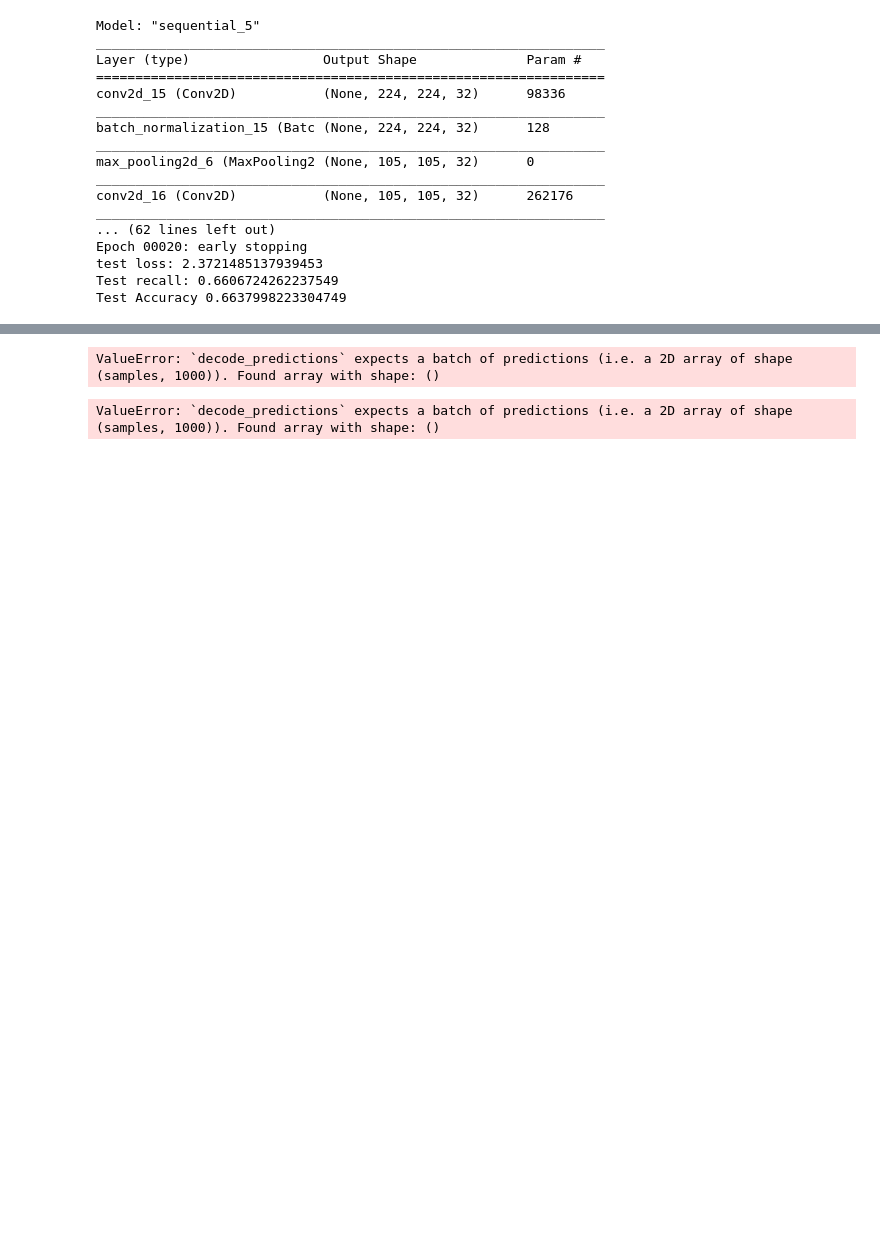
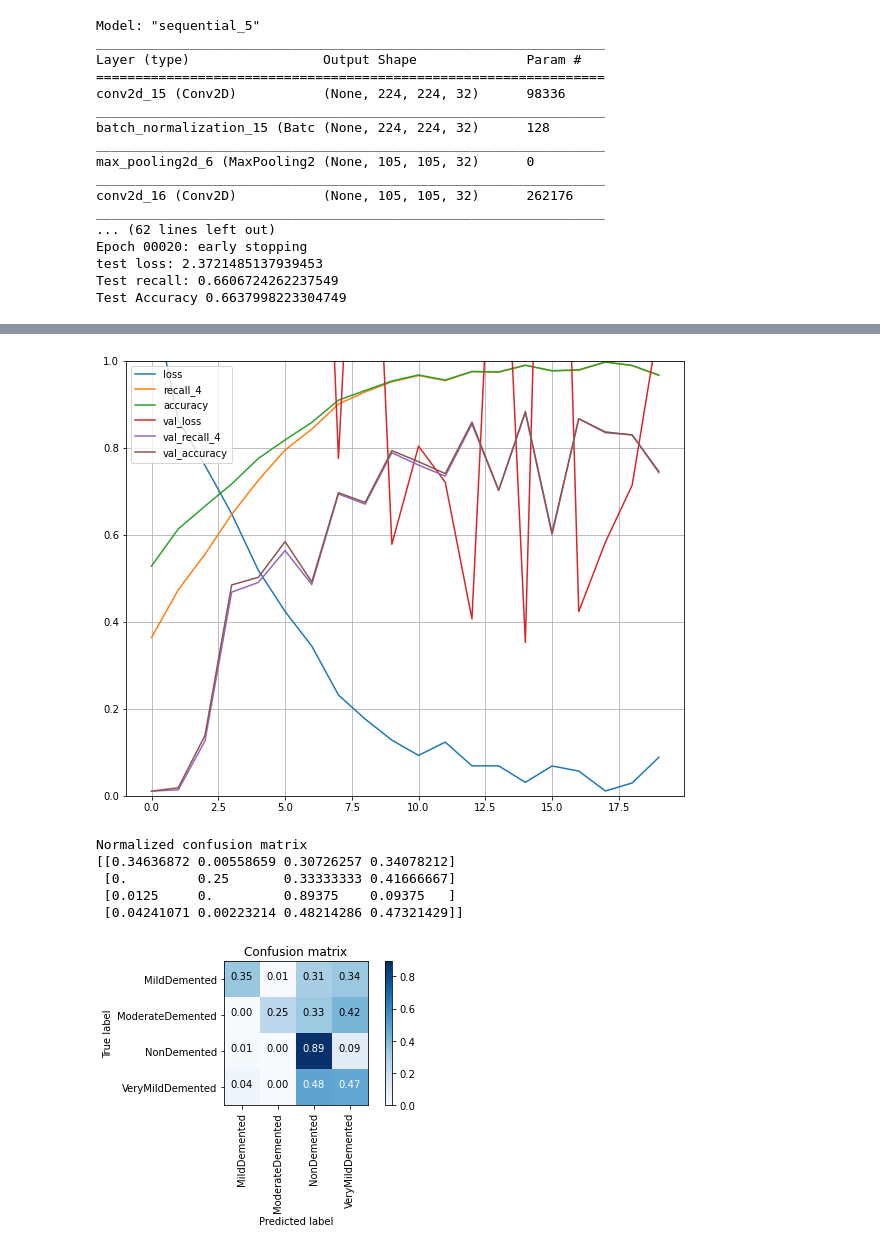
Before and after one commit to Jacobheyman702/Alzheimer_Image_classifier-, a Jupyter notebook: transfer_learning_models.ipynb, the cells around one changed output, grey strips where cells are left out. Saved outputs shown, nothing was run; the diff lists cells and outputs as text; code cells hidden in the pictures; blank space fills up the shorter version.

```diff
--- a/transfer_learning_models.ipynb
+++ b/transfer_learning_models.ipynb
@@ -415,13 +327,22 @@ Y_proba = model_res.predict(inputs)
-# %%
-top_K = keras.applications.resnet50.decode_predictions(Y_proba, top=4)
-# %% [output]
-ValueError: `decode_predictions` expects a batch of predictions (i.e. a 2D array of shape (samples, 1000)). Found array with shape: ()
-# %%
-
-for image_index in range(len(train_images_aug)):
-    print('Image #{}'.format(image_index))
-    for class_id, name, Y_proba in top_K[image_index]:
-        print(' {} - {:12s}{:.2f}%.format'(class_id,name,Y_proba*100))
-    print()
-# %% [output]
-ValueError: `decode_predictions` expects a batch of predictions (i.e. a 2D array of shape (samples, 1000)). Found array with shape: ()
+# %%
+frontier_df = pd.DataFrame(frontiers_history.history)
+frontier_df.plot(figsize=(10,8))
+plt.grid(True)
+plt.gca().set_ylim(0,1)
+plt.savefig('./images/loss_curve_front.png')
+plt.show()
+
+
+y_pred = frontiers.predict_classes(test_images)
+confusion = confusion_matrix(test_labels.argmax(axis=1),y_pred)
+plot_confusion_matrix(confusion,data_test.class_indices,normalize=True)
+
+plt.savefig('./images/confusion_matrix_front.png')
+# %% [output]
+[figure, added]
+Normalized confusion matrix
+[[0.34636872 0.00558659 0.30726257 0.34078212]
+ [0.         0.25       0.33333333 0.41666667]
+ [0.0125     0.         0.89375    0.09375   ]
+ [0.04241071 0.00223214 0.48214286 0.47321429]]
+[figure, added]
```
Also changed, not shown: parts of 36 cells of this notebook, 4 other files.
